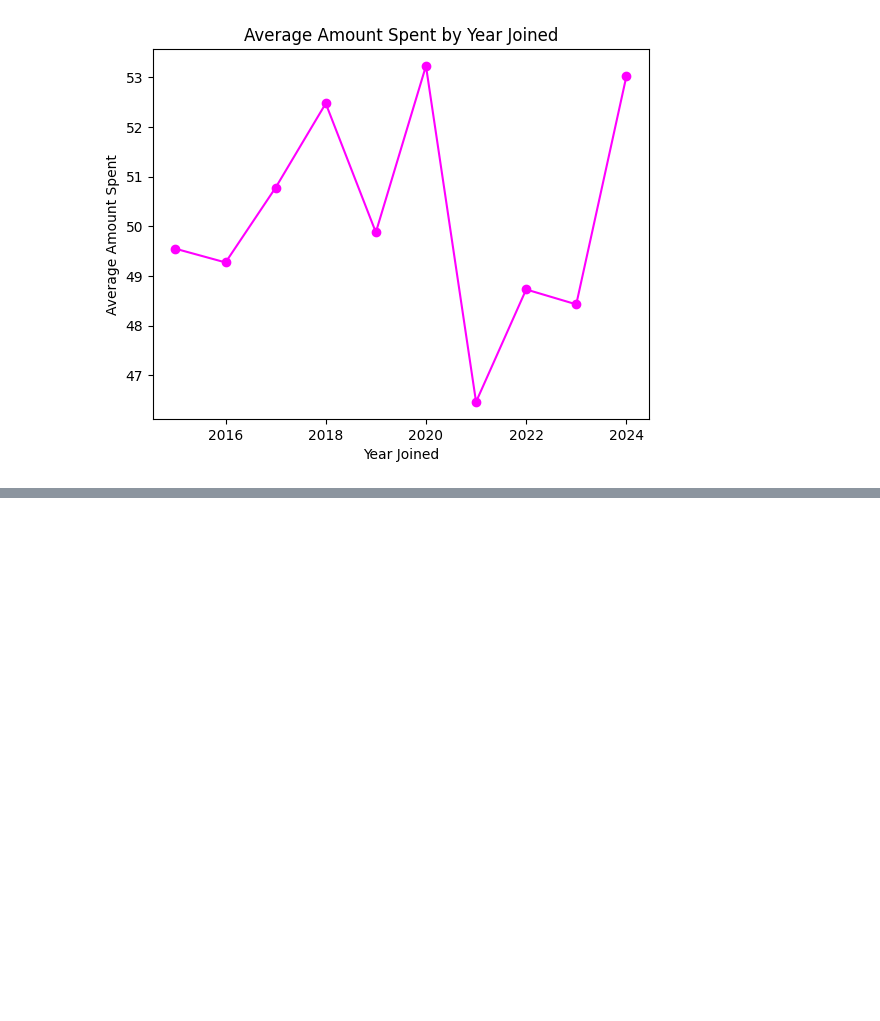
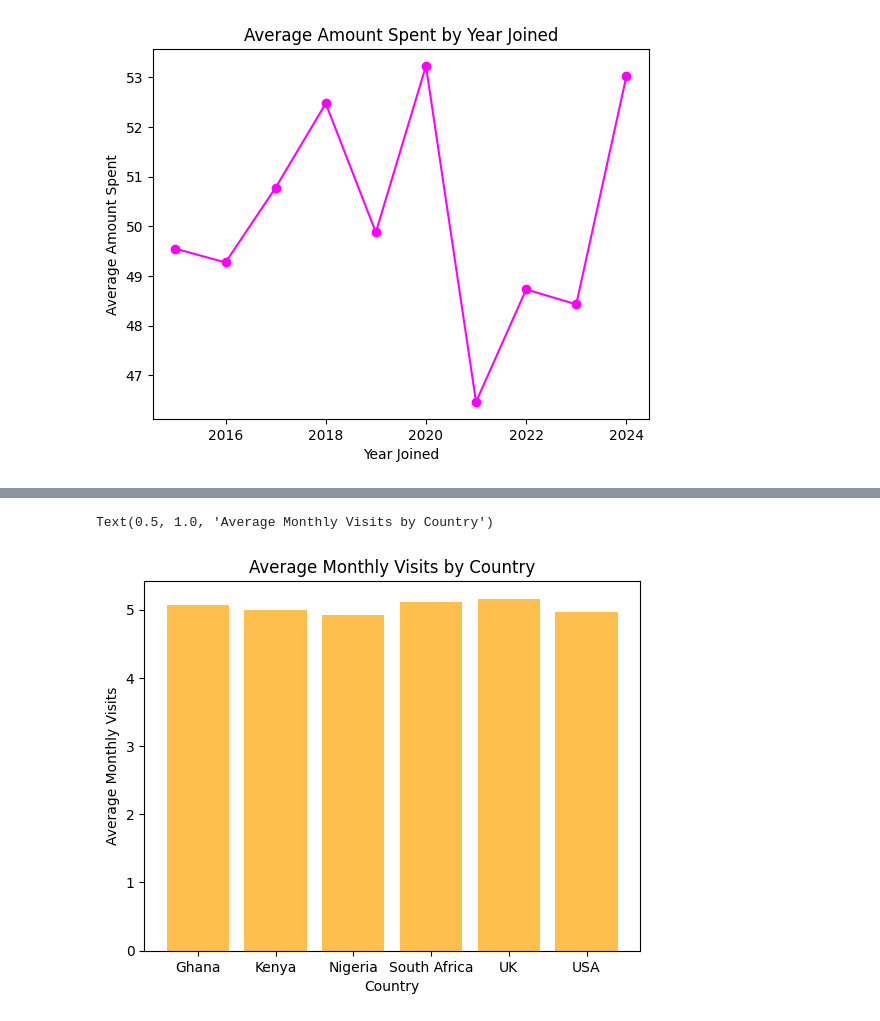
Before and after one commit to kwekudzata/Customer-Data, a Jupyter notebook: Customer_Data_cleaning.ipynb, the cells around one changed output, grey strips where cells are left out. Cells and saved outputs as stored; diff of their text form; code cells hidden in the pictures; blank space fills up the shorter version.

```diff
--- a/Customer_Data_cleaning.ipynb
+++ b/Customer_Data_cleaning.ipynb
@@ -190,0 +214,9 @@ Text(0.5, 1.0, 'Average Amount Spent by Year Joined')
+# %%
+# Visualizing How country affects visit frequency
+plt.bar(country_summary.index, country_summary['avg_monthly_visits'], color='orange', alpha=0.7, label='Avg Monthly Visits')
+plt.xlabel('Country')
+plt.ylabel('Average Monthly Visits')
+plt.title('Average Monthly Visits by Country')
+# %% [output]
+Text(0.5, 1.0, 'Average Monthly Visits by Country')
+[figure, added]
```
Also changed, not shown: parts of 6 cells of this notebook.
